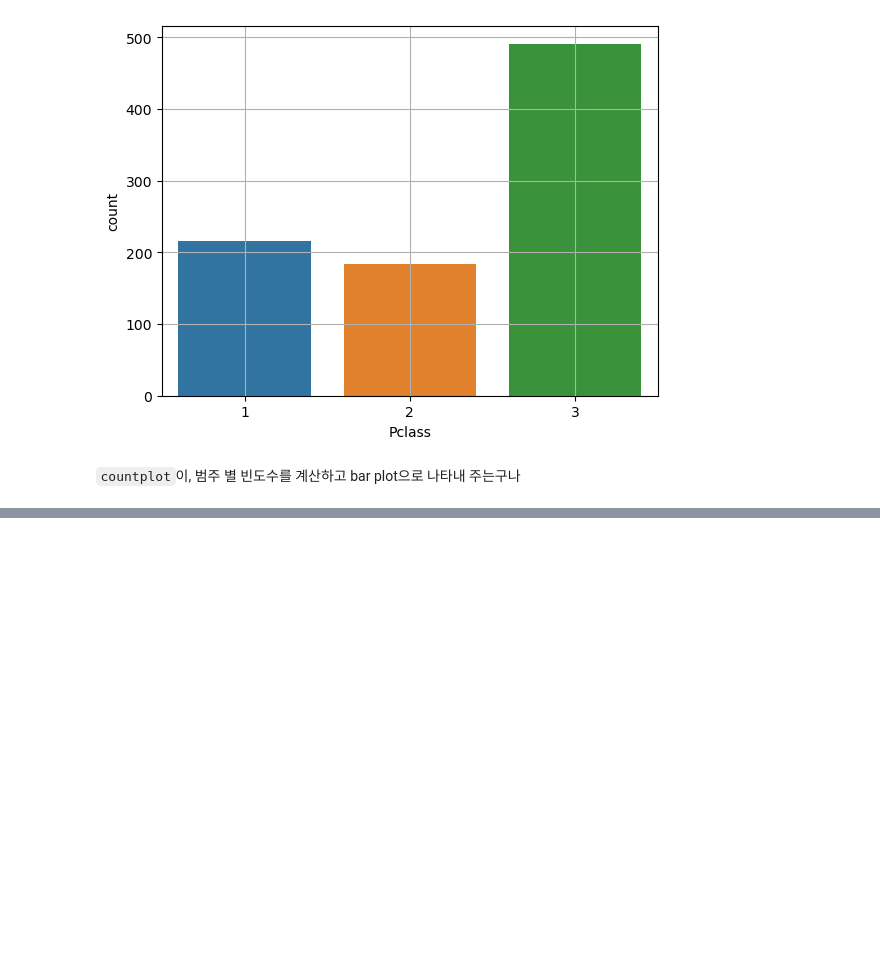
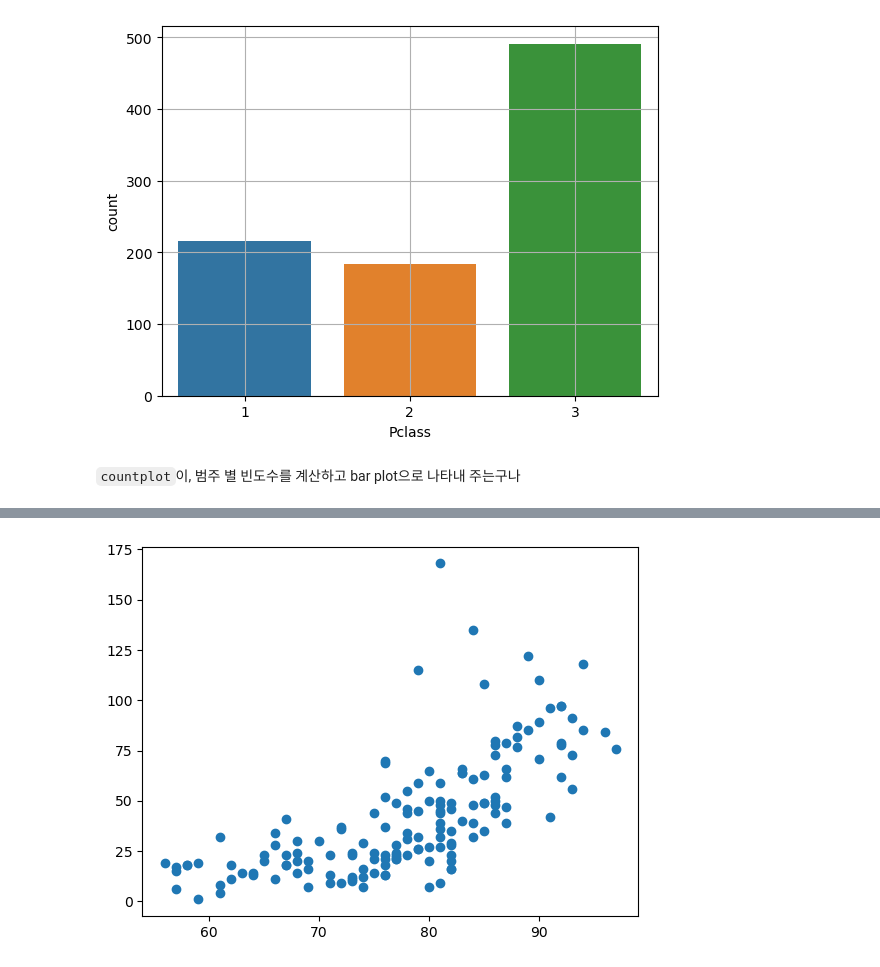
Before and after one commit to yewon-saurus/TIL, a Jupyter notebook: Python/01.numpy_and_pandas.ipynb, the cells around one changed output, grey strips where cells are left out. Saved outputs shown, nothing was run; the diff lists cells and outputs as text; code cells hidden in the pictures; blank space fills up the shorter version.

```diff
--- a/Python/01.numpy_and_pandas.ipynb
+++ b/Python/01.numpy_and_pandas.ipynb
@@ -720,0 +736,4 @@ plt.show()
+# %%
+path = 'https://raw.githubusercontent.com/DA4BAM/dataset/master/air2.csv'
+air = pd.read_csv(path)
+air.head()
@@ -720,0 +747,5 @@ plt.show()
+# %%
+plt.scatter('Temp','Ozone',data=air)
+plt.show()
+# %% [output]
+[figure, added]
```
Also changed, not shown: parts of 35 cells of this notebook.
